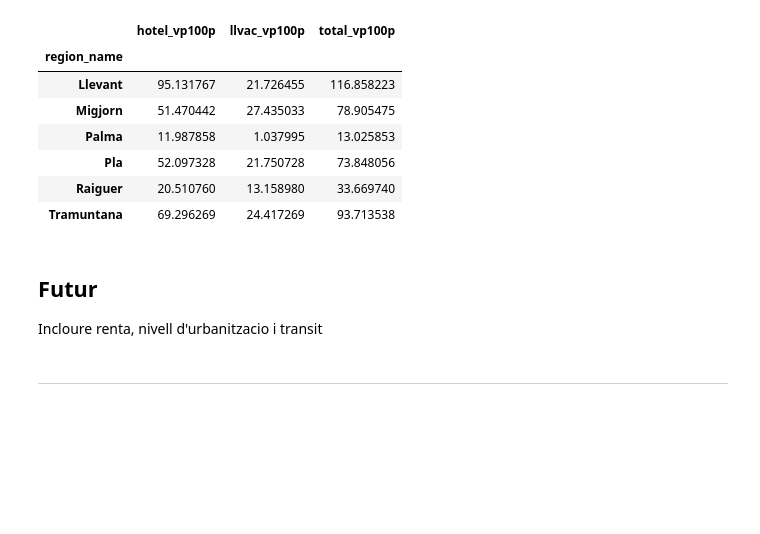
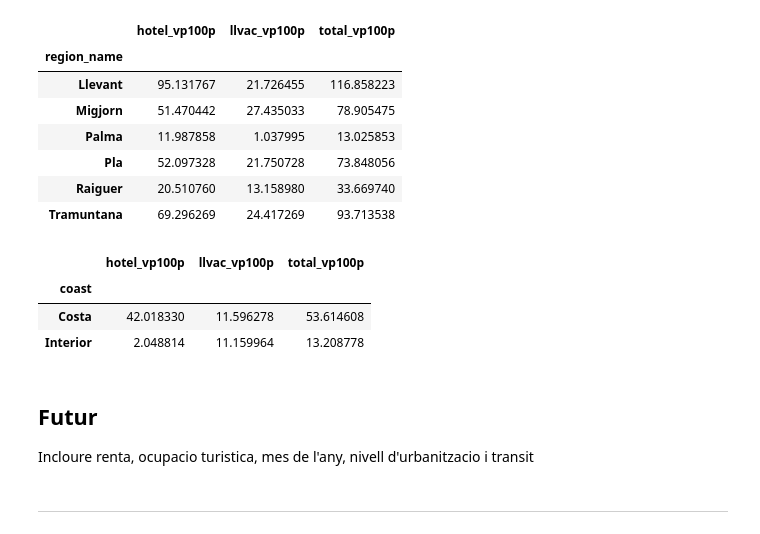
Before and after one commit to jpalm3r/cases-d-algu, a Jupyter notebook: TerraCremada.ipynb, the cells around one changed output. Drawn from its saved outputs; the diff is of its cells as text; code cells hidden in the pictures; blank space fills up the shorter version.

```diff
--- a/TerraCremada.ipynb
+++ b/TerraCremada.ipynb
@@ -247,10 +289,27 @@ data_agg[['hotel_vp100p', 'llvac_vp100p', 'total_vp100p']]
 | Pla | 52.097328 | 21.750728 | 73.848056 |
 | Raiguer | 20.510760 | 13.158980 | 33.669740 |
 | Tramuntana | 69.296269 | 24.417269 | 93.713538 |
+# %%
+category = 'coast'
+
+data_agg = data.groupby(category).agg({'pc_hotel':'sum',
+                                       'pc_llvac':'sum',
+                                       'pc_total':'sum',
+                                       'pop_total':'sum'})
+data_agg['hotel_vp100p'] = data_agg.pc_hotel*100/data_agg.pop_total
+data_agg['llvac_vp100p'] = data_agg.pc_llvac*100/data_agg.pop_total
+data_agg['total_vp100p'] = data_agg.pc_total*100/data_agg.pop_total
+
+data_agg[['hotel_vp100p', 'llvac_vp100p', 'total_vp100p']]
+# %% [output]
+|  | hotel_vp100p | llvac_vp100p | total_vp100p |
+| coast |  |  |  |
+| Costa | 42.018330 | 11.596278 | 53.614608 |
+| Interior | 2.048814 | 11.159964 | 13.208778 |
 # %% [markdown]
 ## Futur
 
-Incloure renta, nivell d'urbanitzacio i transit
+Incloure renta, ocupacio turistica, mes de l'any, nivell d'urbanitzacio i transit
 # %% [markdown]
 ---------------------------------------------------------------------------------------
 # %% [markdown]
```
Also changed, not shown: parts of 8 cells of this notebook, 1 other file.
